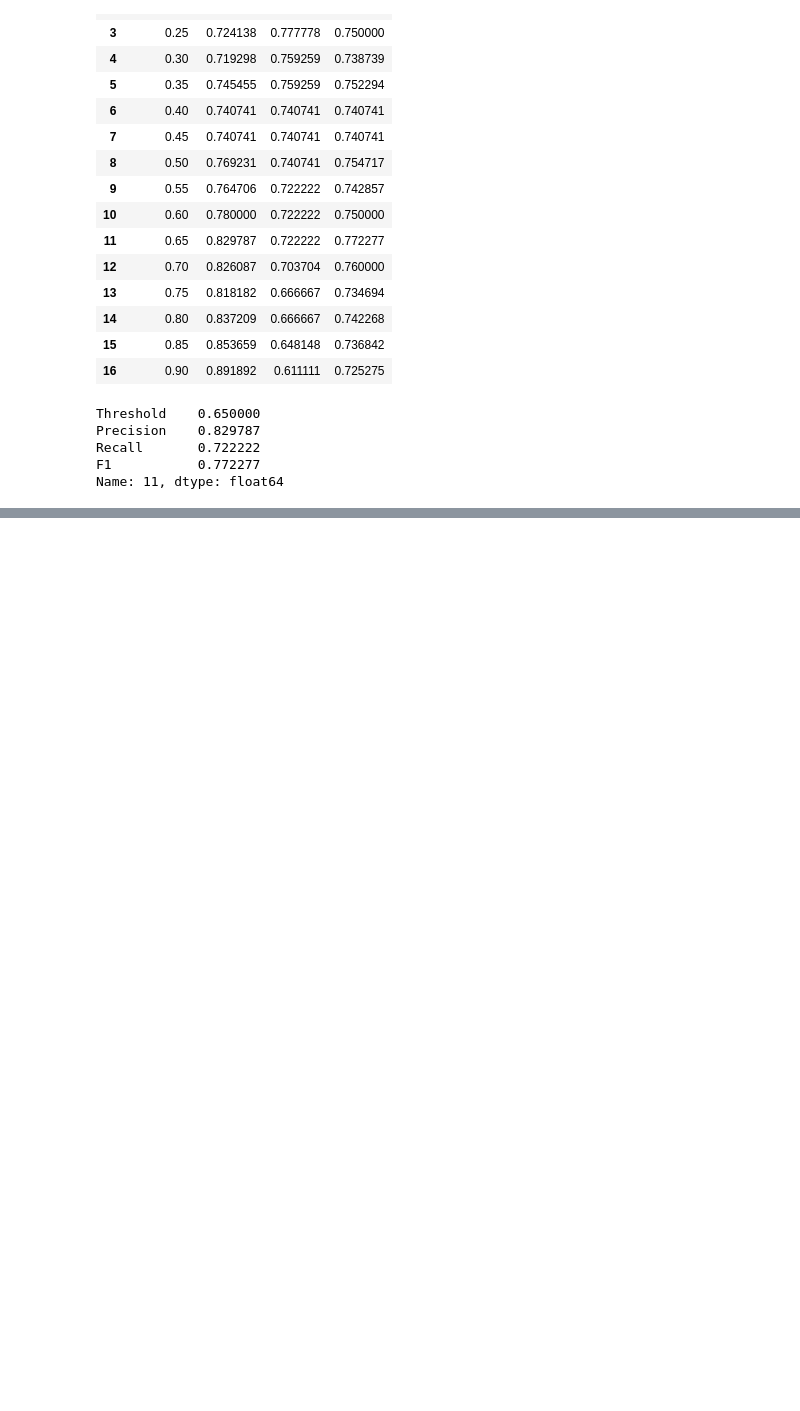
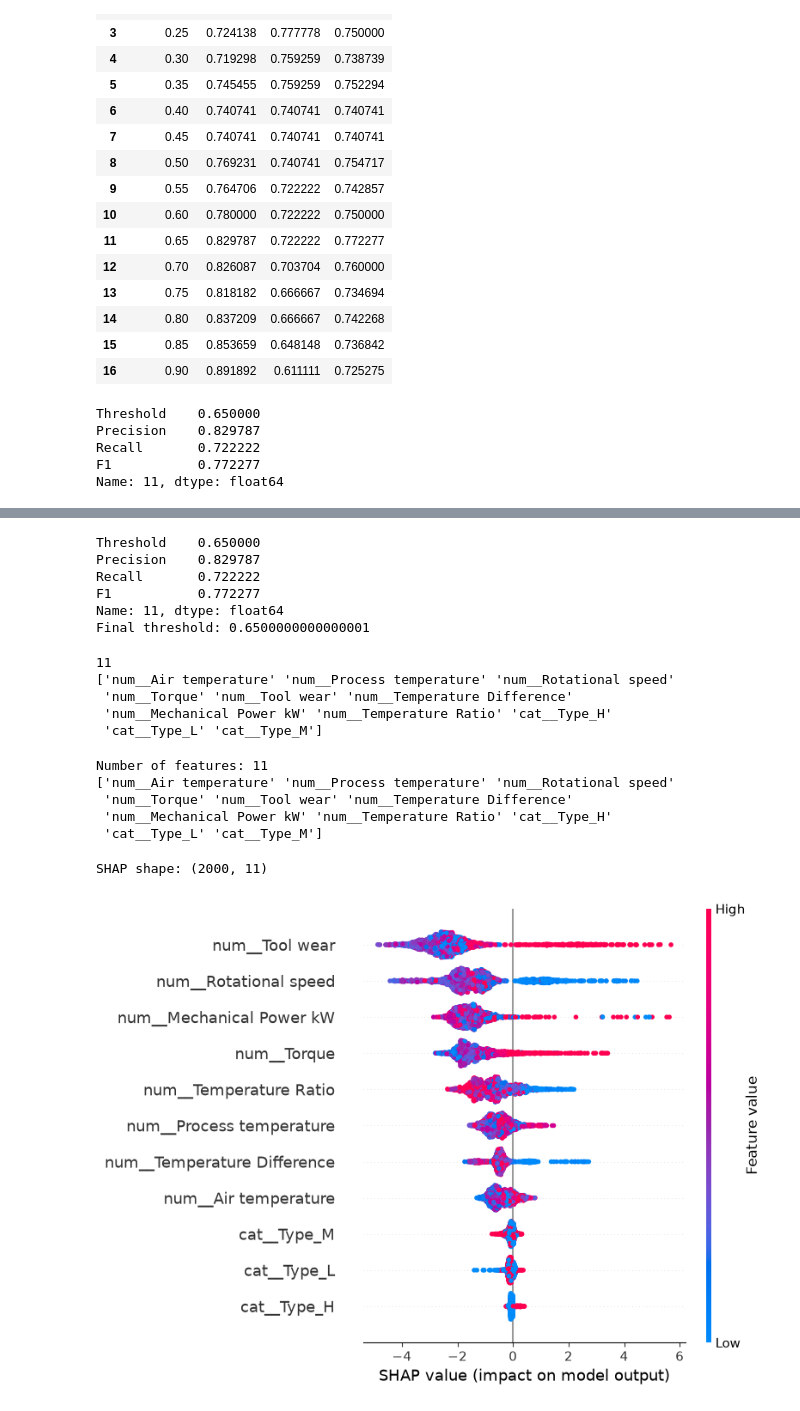
Before and after one commit to ankith0921/Industrial-predictive-maintenance, a Jupyter notebook: notebooks/01_dataset_exploration.ipynb, the cells around one changed output, grey strips where cells are left out. Drawn from its saved outputs; the diff is of its cells as text; code cells hidden in the pictures; blank space fills up the shorter version.

```diff
--- a/notebooks/01_dataset_exploration.ipynb
+++ b/notebooks/01_dataset_exploration.ipynb
@@ -1609,0 +1762,10 @@ Name: 11, dtype: float64
+# %%
+print(best_tuned_threshold)
+print("Final threshold:", final_tuned_threshold)
+# %% [output]
+Threshold    0.650000
+Precision    0.829787
+Recall       0.722222
+F1           0.772277
+Name: 11, dtype: float64
+Final threshold: 0.6500000000000001
@@ -1609,0 +1791,58 @@ Name: 11, dtype: float64
+# %%
+print(len(feature_names))
+print(feature_names)
+# %% [output]
+11
+['num__Air temperature' 'num__Process temperature' 'num__Rotational speed'
+ 'num__Torque' 'num__Tool wear' 'num__Temperature Difference'
+ 'num__Mechanical Power kW' 'num__Temperature Ratio' 'cat__Type_H'
+ 'cat__Type_L' 'cat__Type_M']
+# %%
+# Extract the final tuned model components
+final_preprocessor = (
+    best_xgb_model
+    .named_steps["preprocessor"]
+)
+
+final_classifier = (
+    best_xgb_model
+    .named_steps["classifier"]
+)
+
+# Transform test data using the same preprocessing
+X_test_transformed = final_preprocessor.transform(X_test)
+
+# Get transformed feature names
+feature_names = (
+    final_preprocessor
+    .get_feature_names_out()
+)
+
+print("Number of features:", len(feature_names))
+print(feature_names)
+# %% [output]
+Number of features: 11
+['num__Air temperature' 'num__Process temperature' 'num__Rotational speed'
+ 'num__Torque' 'num__Tool wear' 'num__Temperature Difference'
+ 'num__Mechanical Power kW' 'num__Temperature Ratio' 'cat__Type_H'
+ 'cat__Type_L' 'cat__Type_M']
+# %%
+explainer = shap.TreeExplainer(
+    final_classifier
+)
+# %%
+shap_values = explainer.shap_values(
+    X_test_transformed
+)
+# %%
+print("SHAP shape:", shap_values.shape)
+# %% [output]
+SHAP shape: (2000, 11)
+# %%
+shap.summary_plot(
+    shap_values,
+    X_test_transformed,
+    feature_names=feature_names
+)
+# %% [output]
+[figure, added]
```
Also changed, not shown: parts of 25 cells of this notebook, 1 other file.
